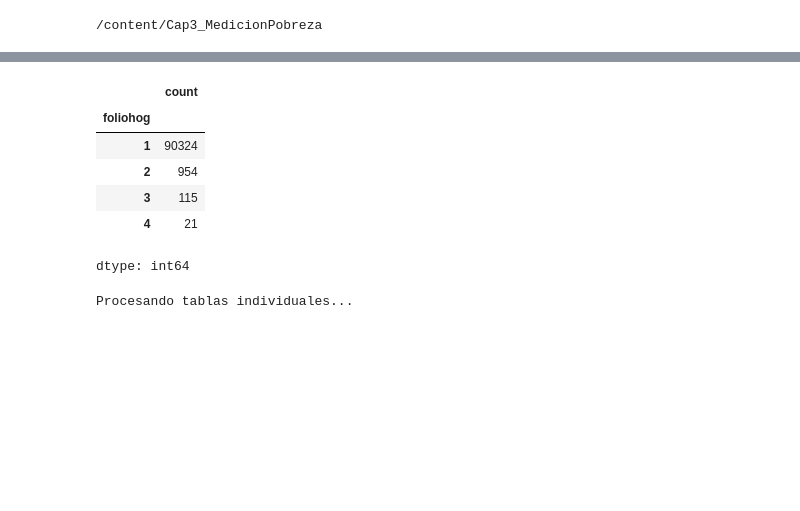
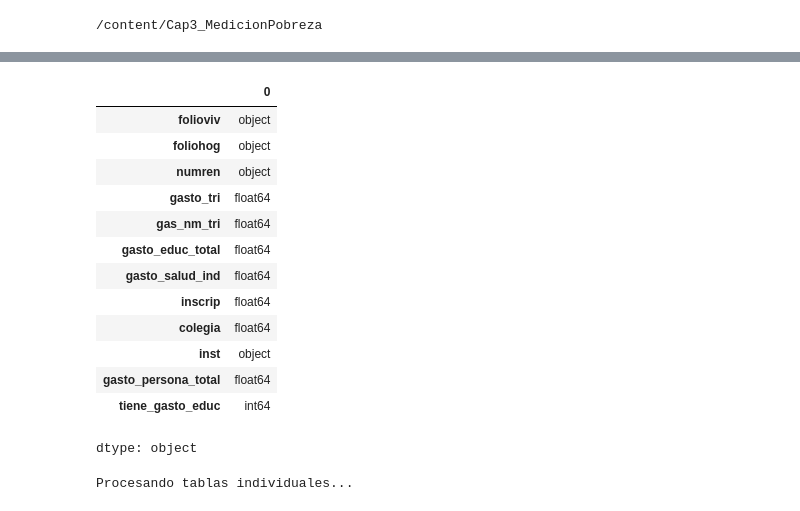
Before and after one commit to LizamaD/Cap3_MedicionPobreza, a Jupyter notebook: notebooks/app.ipynb, the cells around one changed output, grey strips where cells are left out. Cells and saved outputs as stored; diff of their text form; code cells hidden in the pictures; blank space fills up the shorter version.

```diff
--- a/notebooks/app.ipynb
+++ b/notebooks/app.ipynb
@@ -44,6 +44,6 @@ from src.poblacion import process_poblacion
 from src.viviendas import process_viviendas
 from src.pipeline import create_master_table, impute_data
 # %%
-a = procesar_gastos_enigh(gastoshogar_raw)
+a = procesar_gastos_persona_enigh(gastospersona_raw)
 a.head(2)
 # %% [output]
@@ -53,13 +53,20 @@ a.head(2)
 # %%
-a.foliohog.value_counts()
+a.dtypes
 # %% [output]
-|  | count |
-| foliohog |  |
-| 1 | 90324 |
-| 2 | 954 |
-| 3 | 115 |
-| 4 | 21 |
+|  | 0 |
+| folioviv | object |
+| foliohog | object |
+| numren | object |
+| gasto_tri | float64 |
+| gas_nm_tri | float64 |
+| gasto_educ_total | float64 |
+| gasto_salud_ind | float64 |
+| inscrip | float64 |
+| colegia | float64 |
+| inst | object |
+| gasto_persona_total | float64 |
+| tiene_gasto_educ | int64 |
-dtype: int64
+dtype: object
 # %%
 # --- Crea la tabla maestra ---
 # Esta función procesa, une todo y guarda el resultado en "master_table.csv"
```
Also changed, not shown: parts of 3 cells of this notebook, 1 other file.
